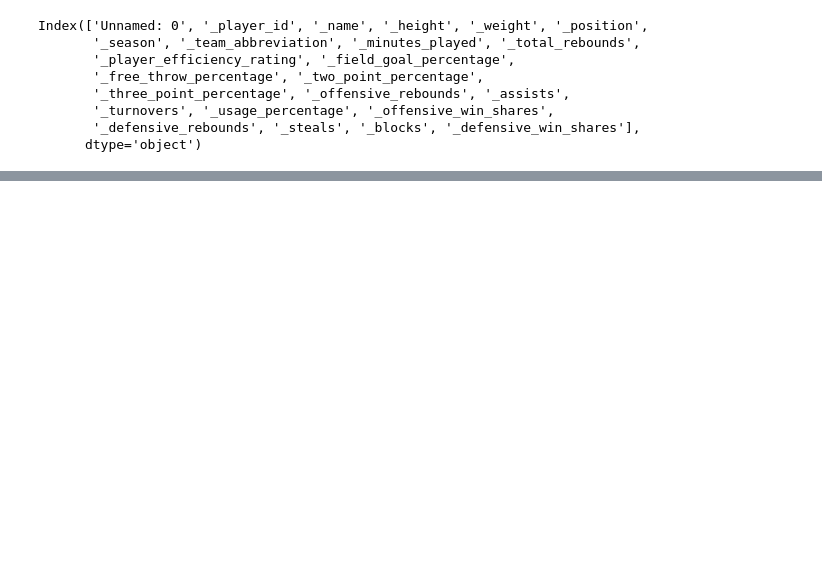
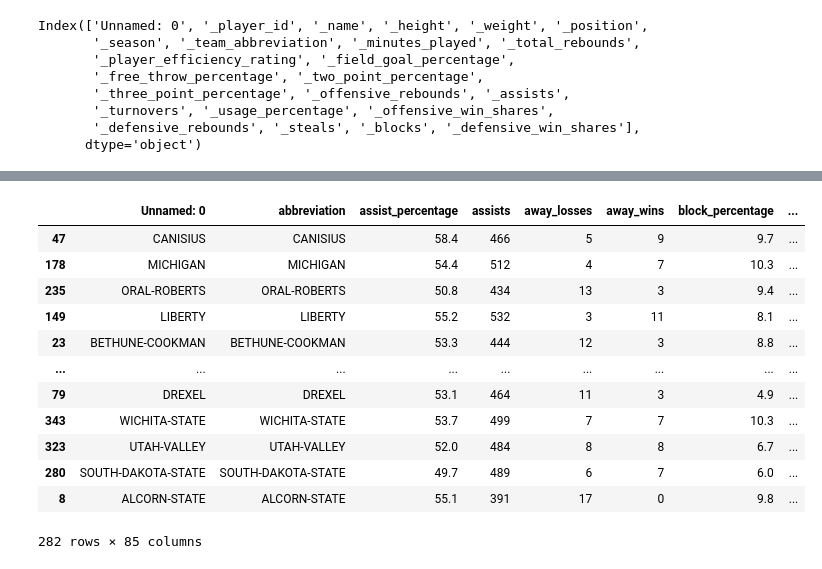
Before and after one commit to JustinRWong/AmazoogleChallengeLab, a Jupyter notebook: Modeling[11-26].ipynb, the cells around one changed output, grey strips where cells are left out. Cells and saved outputs as stored; diff of their text form; code cells hidden in the pictures; blank space fills up the shorter version.

```diff
--- a/Modeling[11-26].ipynb
+++ b/Modeling[11-26].ipynb
@@ -90,0 +205,16 @@ teams.sort_values("win_percentage")
+# %%
+all_teams_train
+# %% [output]
+|  | Unnamed: 0 | abbreviation | assist_percentage | assists | away_losses | away_wins | block_percentage | ... |
+| 47 | CANISIUS | CANISIUS | 58.4 | 466 | 5 | 9 | 9.7 | ... |
+| 178 | MICHIGAN | MICHIGAN | 54.4 | 512 | 4 | 7 | 10.3 | ... |
+| 235 | ORAL-ROBERTS | ORAL-ROBERTS | 50.8 | 434 | 13 | 3 | 9.4 | ... |
+| 149 | LIBERTY | LIBERTY | 55.2 | 532 | 3 | 11 | 8.1 | ... |
+| 23 | BETHUNE-COOKMAN | BETHUNE-COOKMAN | 53.3 | 444 | 12 | 3 | 8.8 | ... |
+| ... | ... | ... | ... | ... | ... | ... | ... | ... |
+| 79 | DREXEL | DREXEL | 53.1 | 464 | 11 | 3 | 4.9 | ... |
+| 343 | WICHITA-STATE | WICHITA-STATE | 53.7 | 499 | 7 | 7 | 10.3 | ... |
+| 323 | UTAH-VALLEY | UTAH-VALLEY | 52.0 | 484 | 8 | 8 | 6.7 | ... |
+| 280 | SOUTH-DAKOTA-STATE | SOUTH-DAKOTA-STATE | 49.7 | 489 | 6 | 7 | 6.0 | ... |
+| 8 | ALCORN-STATE | ALCORN-STATE | 55.1 | 391 | 17 | 0 | 9.8 | ... |
+282 rows × 85 columns
```
Also changed, not shown: parts of 19 cells of this notebook.
